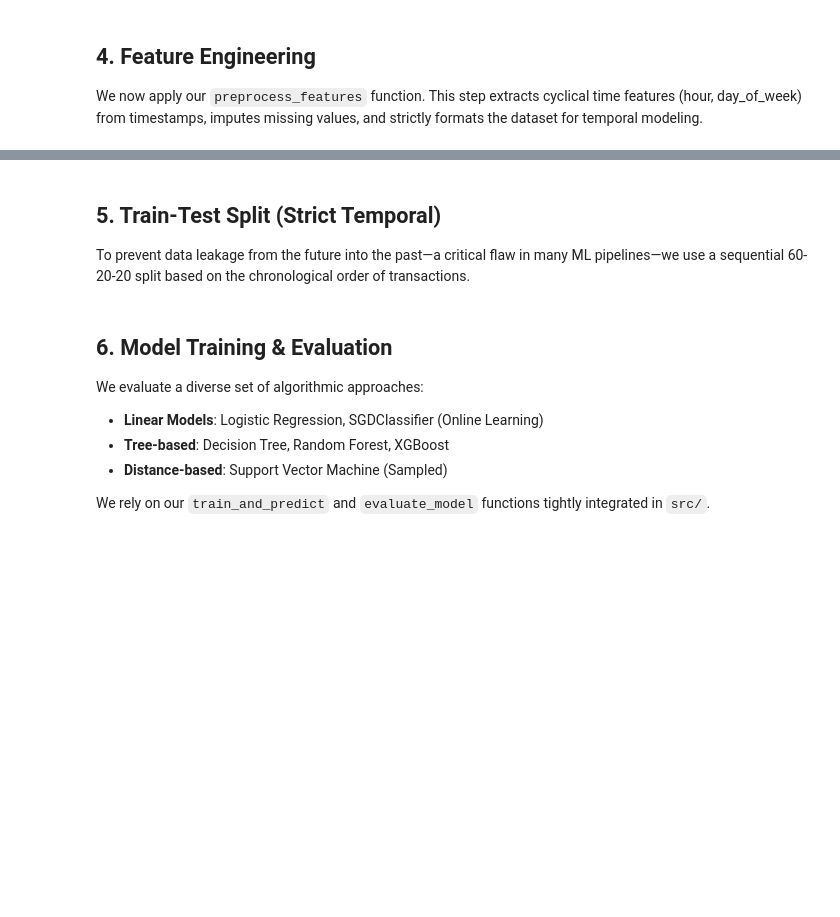
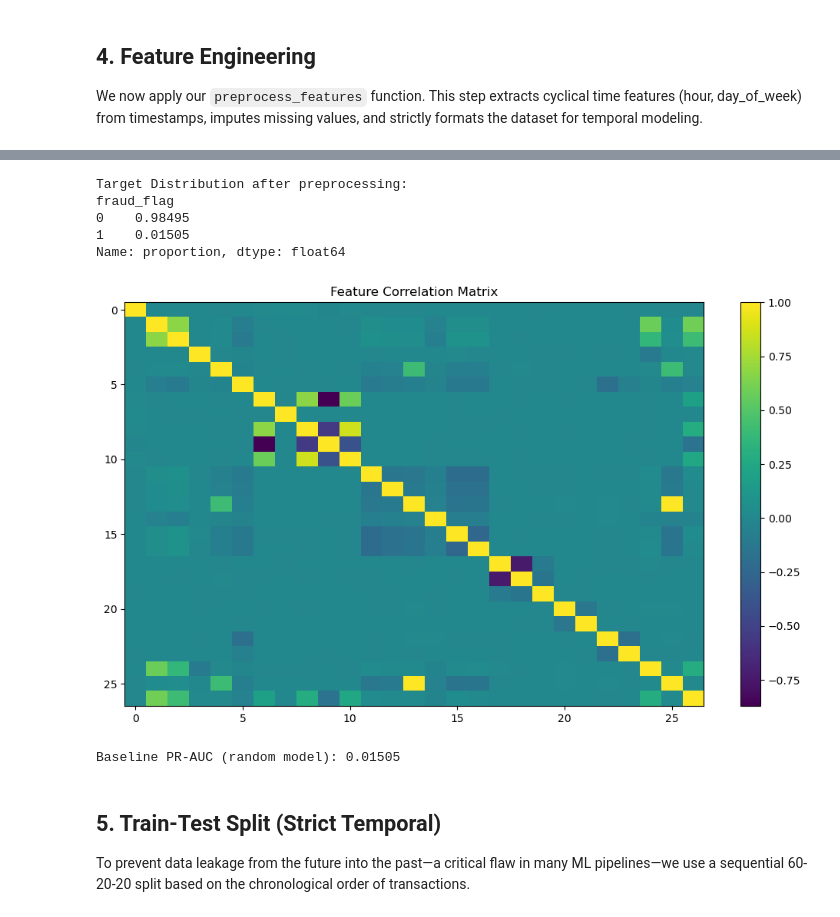
Before and after one commit to mahirdesai2004/fraud-detection-concept-drift-ml, a Jupyter notebook: notebooks/FINAL_DEMO.ipynb, the cells around one changed output, grey strips where cells are left out. Drawn from its saved outputs; the diff is of its cells as text; code cells hidden in the pictures; blank space fills up the shorter version.

```diff
--- a/notebooks/FINAL_DEMO.ipynb
+++ b/notebooks/FINAL_DEMO.ipynb
@@ -51,3 +115,6 @@ plt.show()
 ## 4. Feature Engineering
 We now apply our `preprocess_features` function.
 This step extracts cyclical time features (hour, day_of_week) from timestamps, imputes missing values, and strictly formats the dataset for temporal modeling.
+# %%
+raw_df = raw_df.sort_values('timestamp')
+raw_df = raw_df.sample(100000, random_state=42)  # better distribution
@@ -59,3 +183,31 @@ display(df.head())
+# %%
+print("\nTarget Distribution after preprocessing:")
+print(df['fraud_flag'].value_counts(normalize=True))
+# %% [output]
+Target Distribution after preprocessing:
+fraud_flag
+0    0.98495
+1    0.01505
+Name: proportion, dtype: float64
+# %%
+plt.figure(figsize=(10,6))
+plt.imshow(df.corr(), aspect='auto')
+plt.colorbar()
+plt.title("Feature Correlation Matrix")
+plt.tight_layout()
+
+import os
+os.makedirs('../outputs/plots', exist_ok=True)
+plt.savefig('../outputs/plots/correlation_matrix.png', dpi=300)
+
+plt.show()
+# %% [output]
+[figure, added]
+# %%
+baseline = df['fraud_flag'].mean()
+print("Baseline PR-AUC (random model):", baseline)
+# %% [output]
+Baseline PR-AUC (random model): 0.01505
 # %% [markdown]
 ## 5. Train-Test Split (Strict Temporal)
 To prevent data leakage from the future into the past—a critical flaw in many ML pipelines—we use a sequential 60-20-20 split based on the chronological order of transactions.
@@ -66,8 +213,0 @@ X_train, X_val, X_test, y_train, y_val, y_test = temporal_split_and_scale(df, ta
-# %% [markdown]
-## 6. Model Training & Evaluation
-We evaluate a diverse set of algorithmic approaches:
-- **Linear Models**: Logistic Regression, SGDClassifier (Online Learning)
-- **Tree-based**: Decision Tree, Random Forest, XGBoost
-- **Distance-based**: Support Vector Machine (Sampled)
-
-We rely on our `train_and_predict` and `evaluate_model` functions tightly integrated in `src/`.
```
Also changed, not shown: parts of 63 cells of this notebook, 9 other files.
